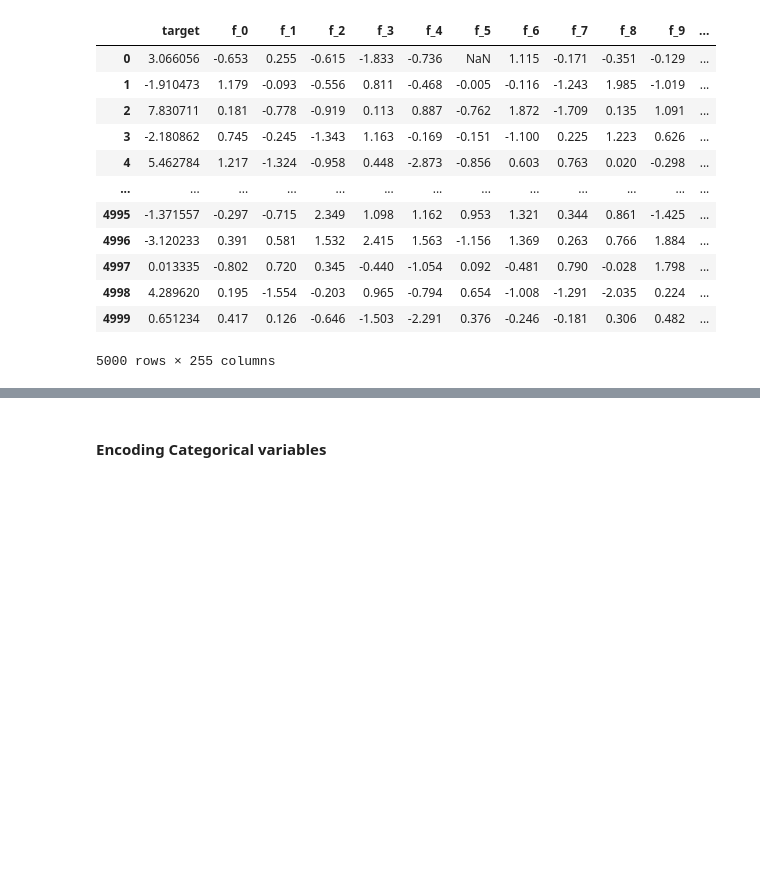
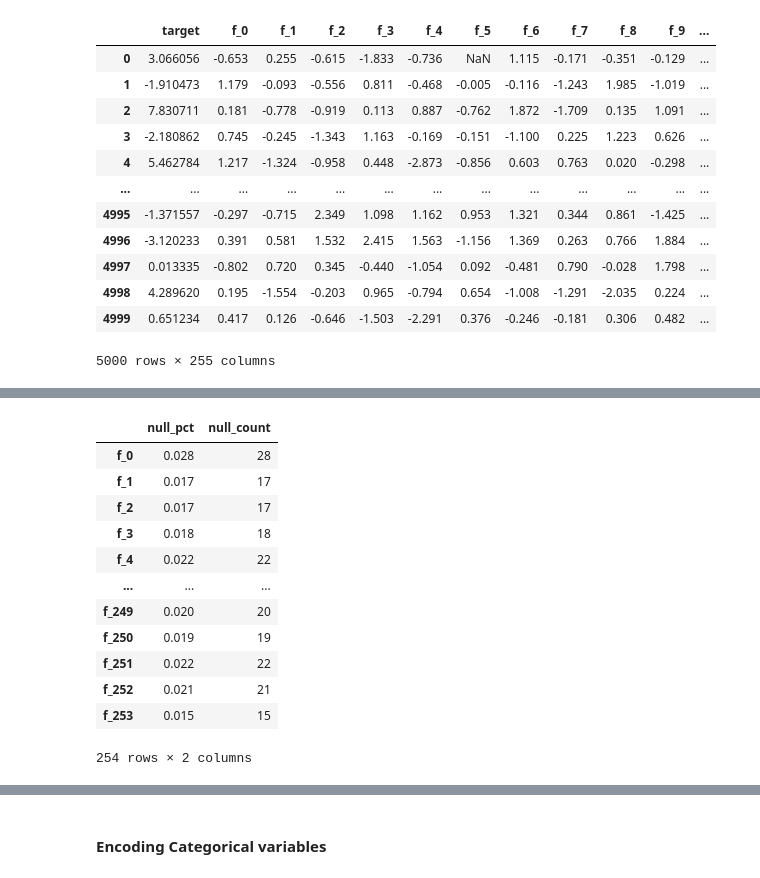
Before and after one commit to MeetPatel89/synthetic_pred, a Jupyter notebook: notebooks/explore-0.0.1.ipynb, the cells around one changed output, grey strips where cells are left out. Saved outputs shown, nothing was run; the diff lists cells and outputs as text; code cells hidden in the pictures; blank space fills up the shorter version.

```diff
--- a/notebooks/explore-0.0.1.ipynb
+++ b/notebooks/explore-0.0.1.ipynb
@@ -68,3 +71,20 @@ null_pct_df
+# %%
+null_pct_df = find_null_cols_pct(df_test)
+null_pct_df[null_pct_df["null_count"] > 0]
+# %% [output]
+|  | null_pct | null_count |
+| f_0 | 0.028 | 28 |
+| f_1 | 0.017 | 17 |
+| f_2 | 0.017 | 17 |
+| f_3 | 0.018 | 18 |
+| f_4 | 0.022 | 22 |
+| ... | ... | ... |
+| f_249 | 0.020 | 20 |
+| f_250 | 0.019 | 19 |
+| f_251 | 0.022 | 22 |
+| f_252 | 0.021 | 21 |
+| f_253 | 0.015 | 15 |
+254 rows × 2 columns
 # %%
 # Plot distribution of null values to explore range and concentration of missing data across all features
 sns.violinplot(x=null_pct_df["null_pct"])
```
Also changed, not shown: parts of 30 cells of this notebook.
